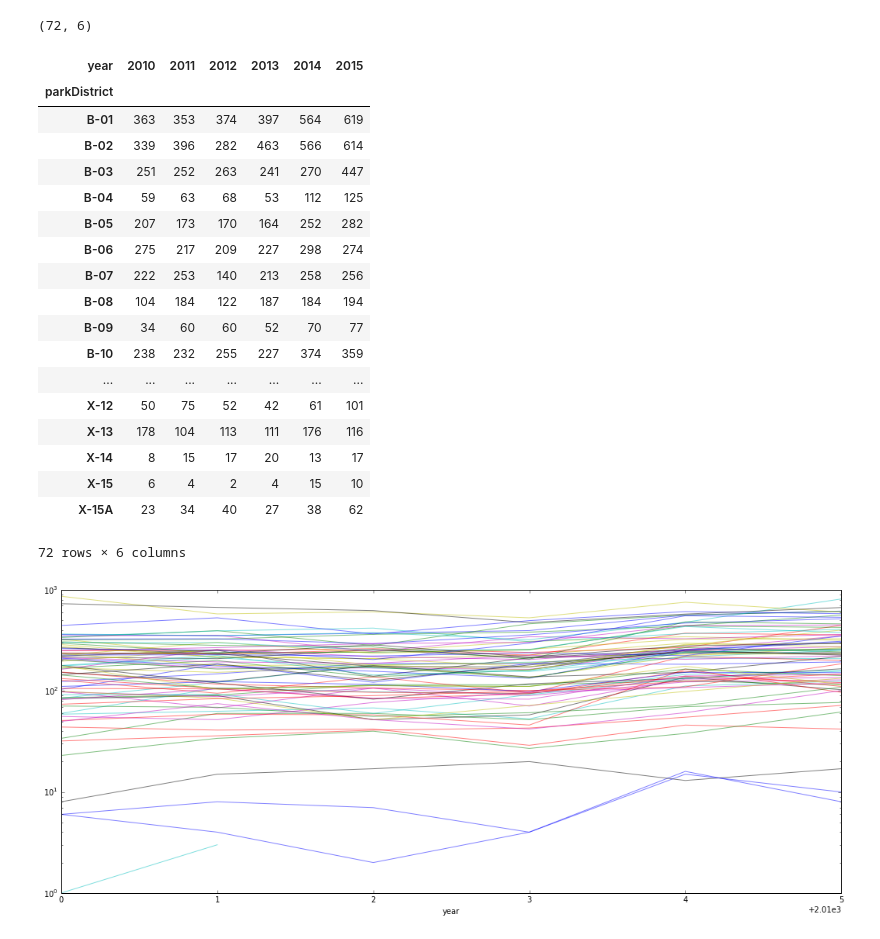
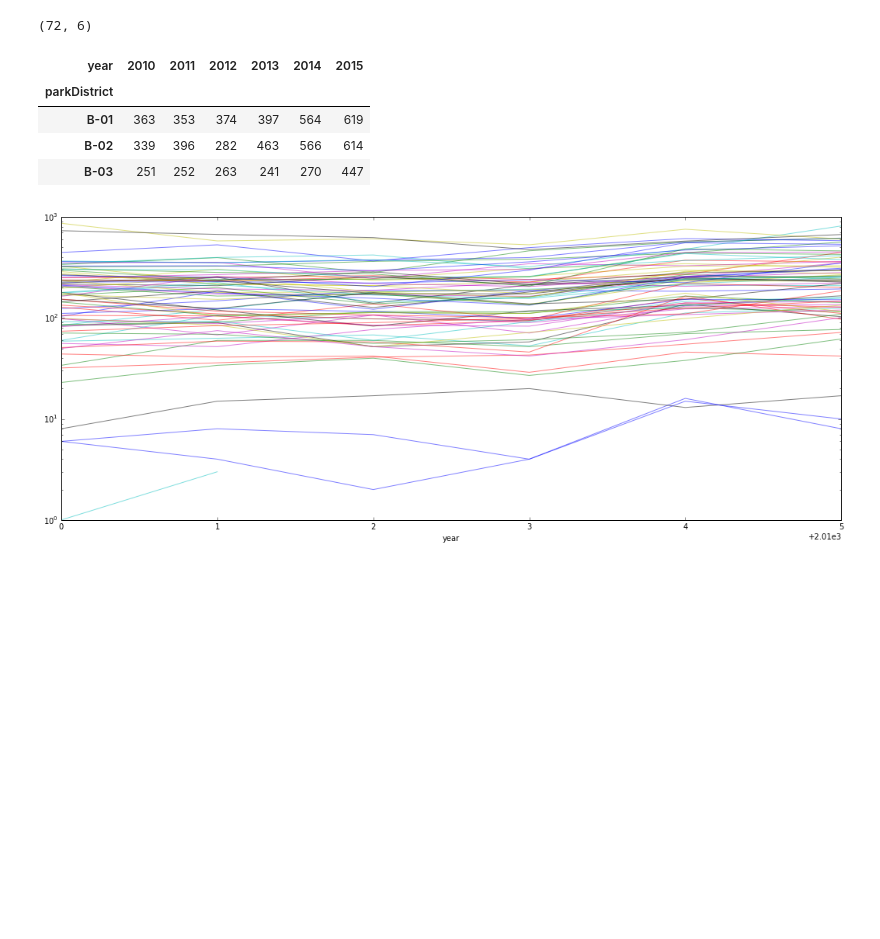
Before and after one commit to gdobler/parqa, a Jupyter notebook: 311/5_Calls_TImeseries.ipynb, the cells around one changed output. Saved outputs shown, nothing was run; the diff lists cells and outputs as text; code cells hidden in the pictures; blank space fills up the shorter version.

```diff
--- a/311/5_Calls_TImeseries.ipynb
+++ b/311/5_Calls_TImeseries.ipynb
@@ -10,34 +10,19 @@ calls['year'] = calls['Created Date'].apply(lambda x: int(x.split(' ')[0].split(
 # calls['boro'] = calls['parkDistrict'].apply(lambda x: x.split('-')[0])
 # %%
 ts = calls[['year','parkDistrict']].groupby(['parkDistrict','year']).size().unstack()
+ts.shape
+# %% [output]
+(72, 6)
 # %%
 ts.to_csv(PARQA + '/parqa/311/TIMESERIES/311_timeseries.csv')
-# %%
-ts.shape
-# %% [output]
-(72, 6)
 # %%
-ts
+ts.head(3)
 # %% [output]
 | year | 2010 | 2011 | 2012 | 2013 | 2014 | 2015 |
 | parkDistrict |  |  |  |  |  |  |
 | B-01 | 363 | 353 | 374 | 397 | 564 | 619 |
 | B-02 | 339 | 396 | 282 | 463 | 566 | 614 |
 | B-03 | 251 | 252 | 263 | 241 | 270 | 447 |
-| B-04 | 59 | 63 | 68 | 53 | 112 | 125 |
-| B-05 | 207 | 173 | 170 | 164 | 252 | 282 |
-| B-06 | 275 | 217 | 209 | 227 | 298 | 274 |
-| B-07 | 222 | 253 | 140 | 213 | 258 | 256 |
-| B-08 | 104 | 184 | 122 | 187 | 184 | 194 |
-| B-09 | 34 | 60 | 60 | 52 | 70 | 77 |
-| B-10 | 238 | 232 | 255 | 227 | 374 | 359 |
-| ... | ... | ... | ... | ... | ... | ... |
-| X-12 | 50 | 75 | 52 | 42 | 61 | 101 |
-| X-13 | 178 | 104 | 113 | 111 | 176 | 116 |
-| X-14 | 8 | 15 | 17 | 20 | 13 | 17 |
-| X-15 | 6 | 4 | 2 | 4 | 15 | 10 |
-| X-15A | 23 | 34 | 40 | 27 | 38 | 62 |
-72 rows × 6 columns
 # %%
 ts.transpose().plot( figsize=(18,7), legend=0, alpha=.5,logy=1);
 # %% [output]
```
Also changed, not shown: parts of 7 cells of this notebook, 3 other files.
